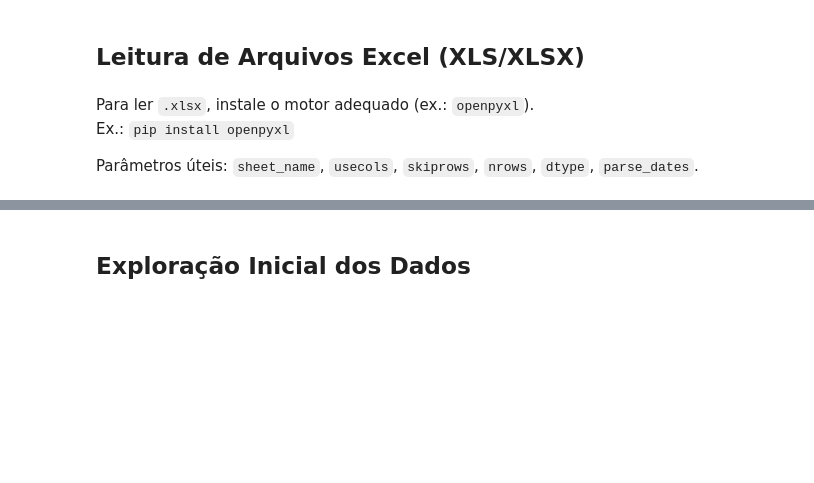
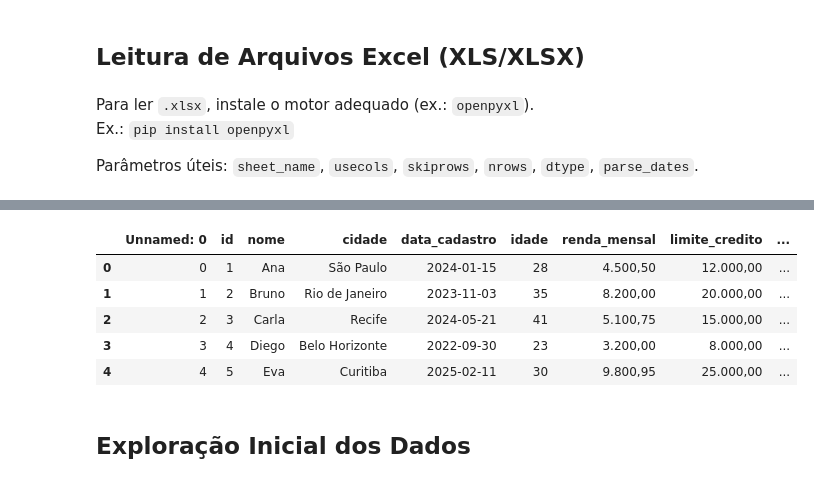
Before and after one commit to DeepFluxion/2026_2_IBMEC_PROG_ANALISE_DADOS, a Jupyter notebook: notebooks/Aula03_Revisado.ipynb, the cells around one changed output, grey strips where cells are left out. Saved outputs shown, nothing was run; the diff lists cells and outputs as text; code cells hidden in the pictures; blank space fills up the shorter version.

```diff
--- a/notebooks/Aula03_Revisado.ipynb
+++ b/notebooks/Aula03_Revisado.ipynb
@@ -122,8 +163,15 @@ Parâmetros úteis: `sheet_name`, `usecols`, `skiprows`, `nrows`, `dtype`, `pars
 # %%
 # Exemplo (ajuste o caminho para um arquivo .xlsx que você possua):
-# df_excel = pd.read_excel("meu_arquivo.xlsx", sheet_name=0, usecols="A:F")
-# df_excel.head()
-print("Exemplo comentado: use pd.read_excel('arquivo.xlsx') quando tiver um arquivo Excel disponível.")
+df_excel = pd.read_excel("/content/df_cliente.xlsx")
+df_excel.head()
+#print("Exemplo comentado: use pd.read_excel('arquivo.xlsx') quando tiver um arquivo Excel disponível.")
+# %% [output]
+|  | Unnamed: 0 | id | nome | cidade | data_cadastro | idade | renda_mensal | limite_credito | ... |
+| 0 | 0 | 1 | Ana | São Paulo | 2024-01-15 | 28 | 4.500,50 | 12.000,00 | ... |
+| 1 | 1 | 2 | Bruno | Rio de Janeiro | 2023-11-03 | 35 | 8.200,00 | 20.000,00 | ... |
+| 2 | 2 | 3 | Carla | Recife | 2024-05-21 | 41 | 5.100,75 | 15.000,00 | ... |
+| 3 | 3 | 4 | Diego | Belo Horizonte | 2022-09-30 | 23 | 3.200,00 | 8.000,00 | ... |
+| 4 | 4 | 5 | Eva | Curitiba | 2025-02-11 | 30 | 9.800,95 | 25.000,00 | ... |
 # %% [markdown]
 ## Exploração Inicial dos Dados
 # %% [markdown]
```
Also changed, not shown: parts of 26 cells of this notebook.
